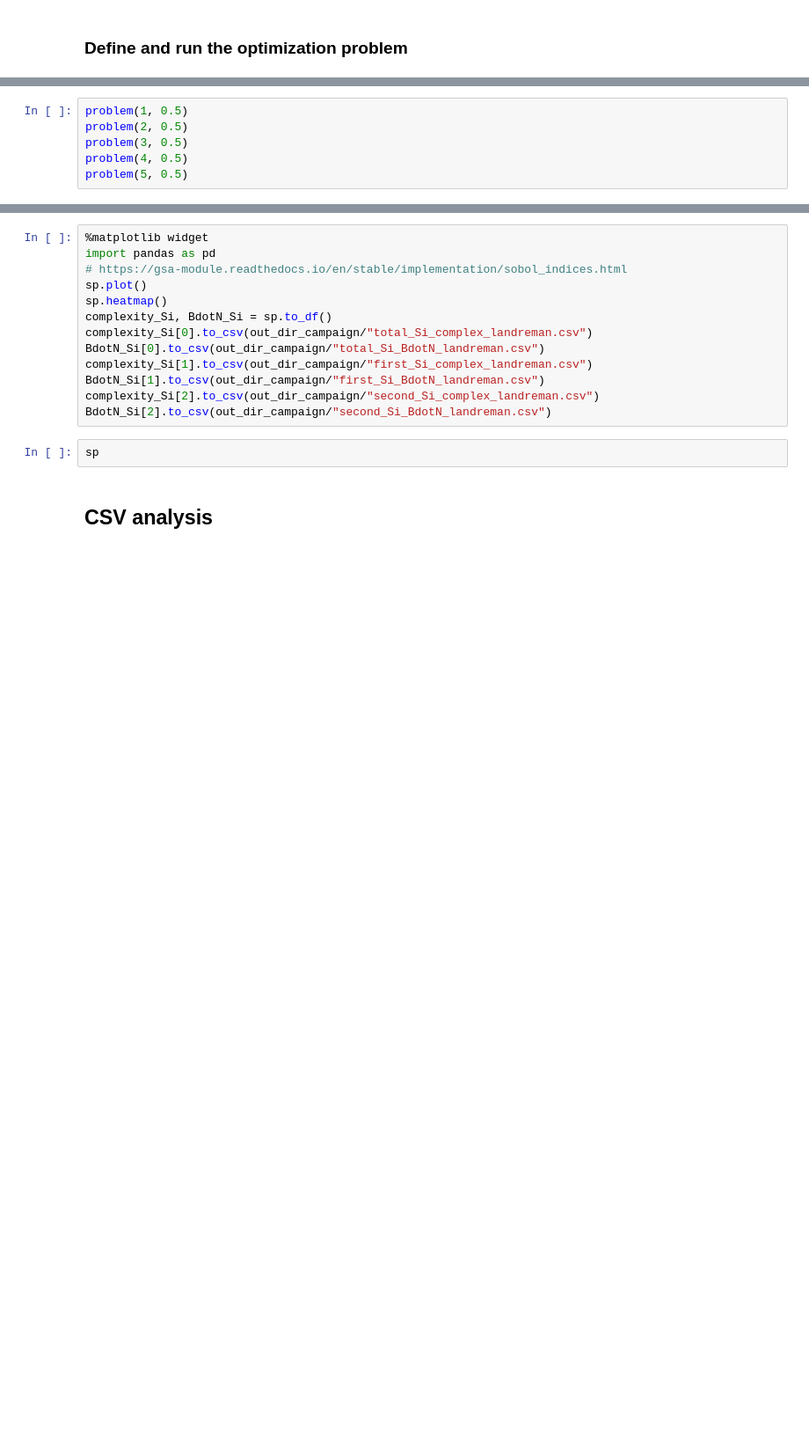
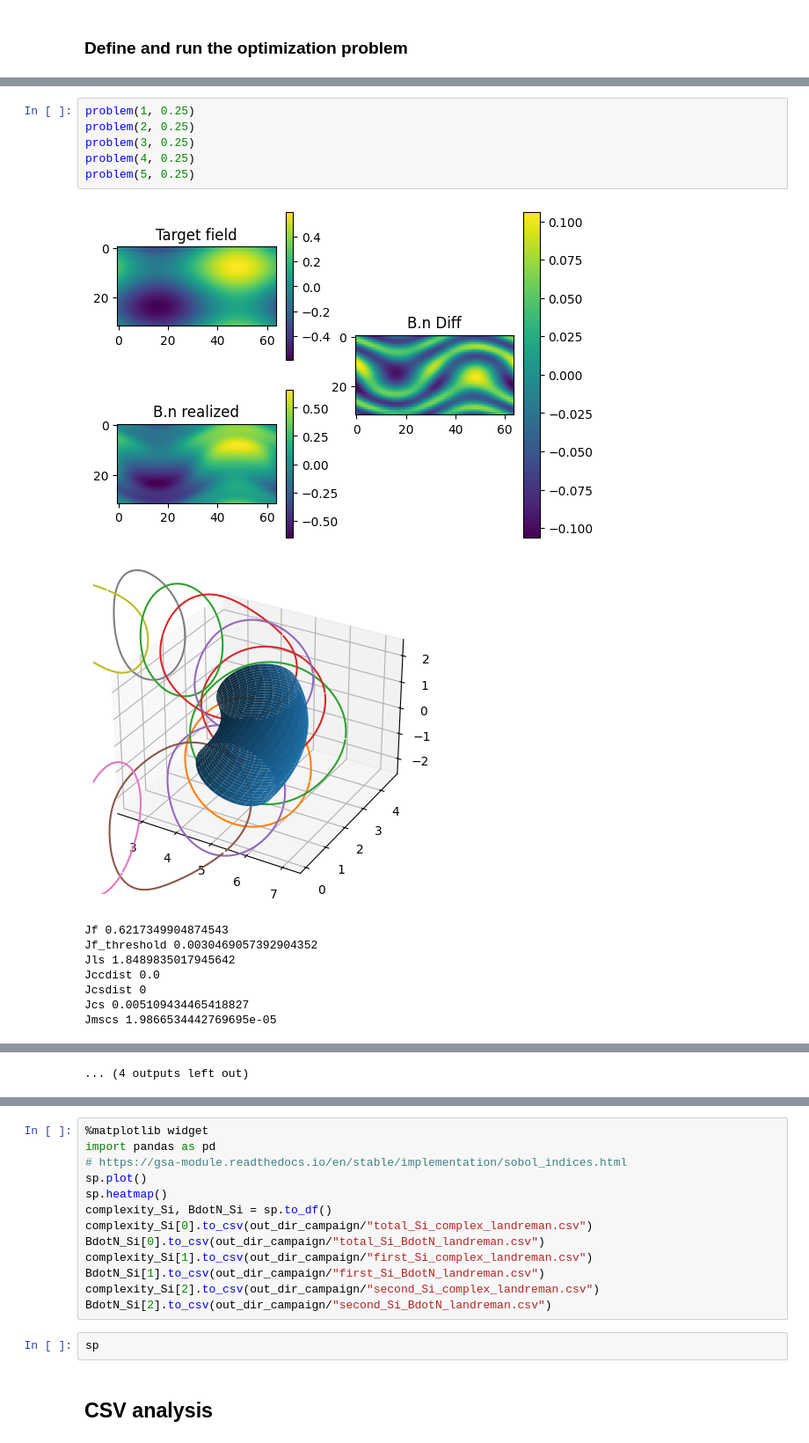
Before and after one commit to missing-user/single-stage-opt, a Jupyter notebook: what_we_actually_want.ipynb, the cells around one changed output, grey strips where cells are left out. Shown at 88% size. Saved outputs shown, nothing was run; the diff lists cells and outputs as text; blank space fills up the shorter version.

```diff
--- a/what_we_actually_want.ipynb
+++ b/what_we_actually_want.ipynb
@@ -428,6 +454,16 @@ def wrapped_problem(X: np.ndarray, func=problem) -> np.ndarray:
 # %%
-problem(1, 0.5)
-problem(2, 0.5)
-problem(3, 0.5)
-problem(4, 0.5)
-problem(5, 0.5)
+problem(1, 0.25)
+problem(2, 0.25)
+problem(3, 0.25)
+problem(4, 0.25)
+problem(5, 0.25)
+# %% [output]
+[figure, added]
+[figure, added]
+Jf 0.6217349904874543
+Jf_threshold 0.0030469057392904352
+Jls 1.8489835017945642
+Jccdist 0.0
+Jcsdist 0
+Jcs 0.005109434465418827
+Jmscs 1.9866534442769695e-05
@@ -434,3 +497,4 @@ problem(5, 0.5)
+... (4 outputs left out)
 # %%
 import numpy as np
 from SALib import ProblemSpec
```
Also changed, not shown: parts of 11 cells of this notebook.
